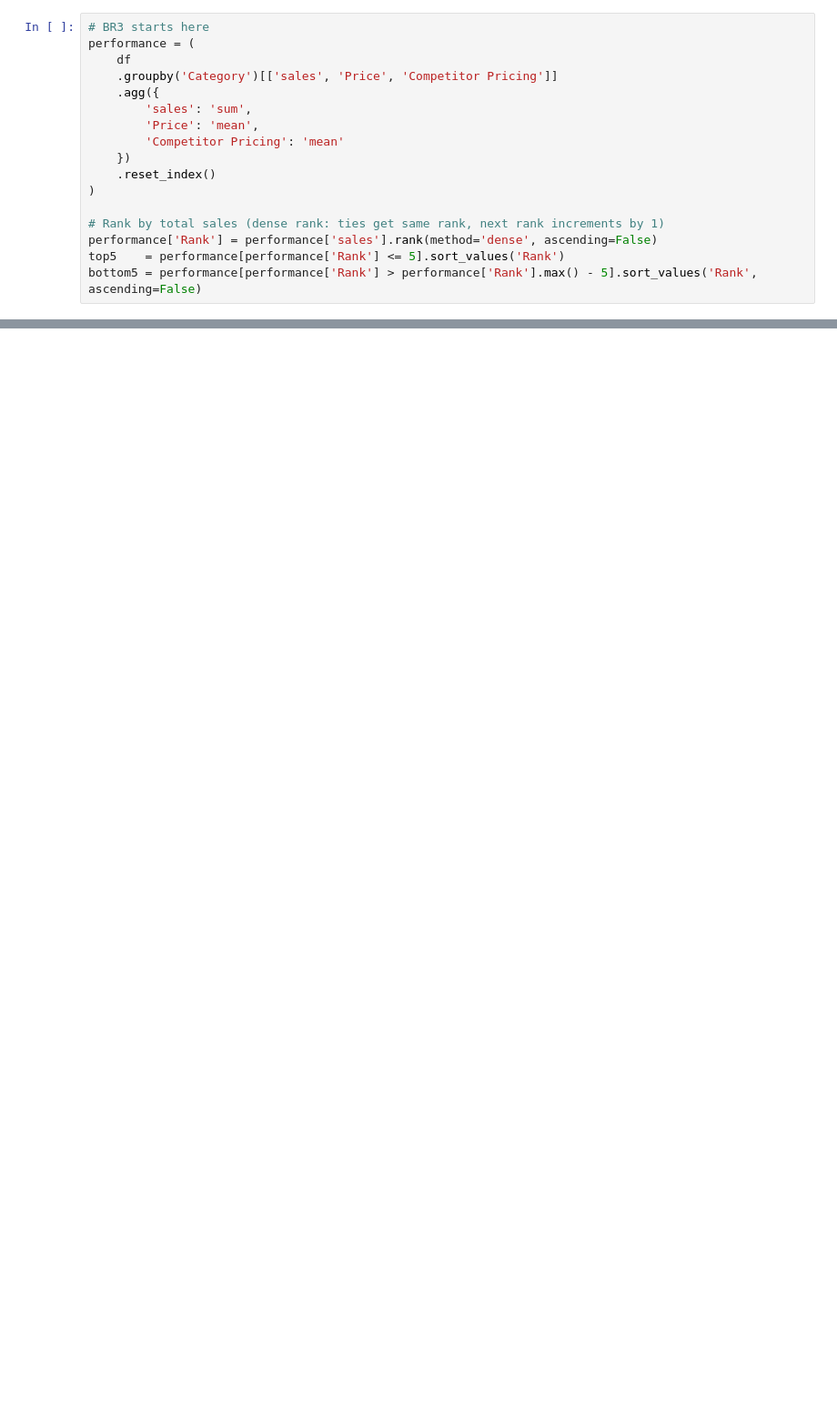
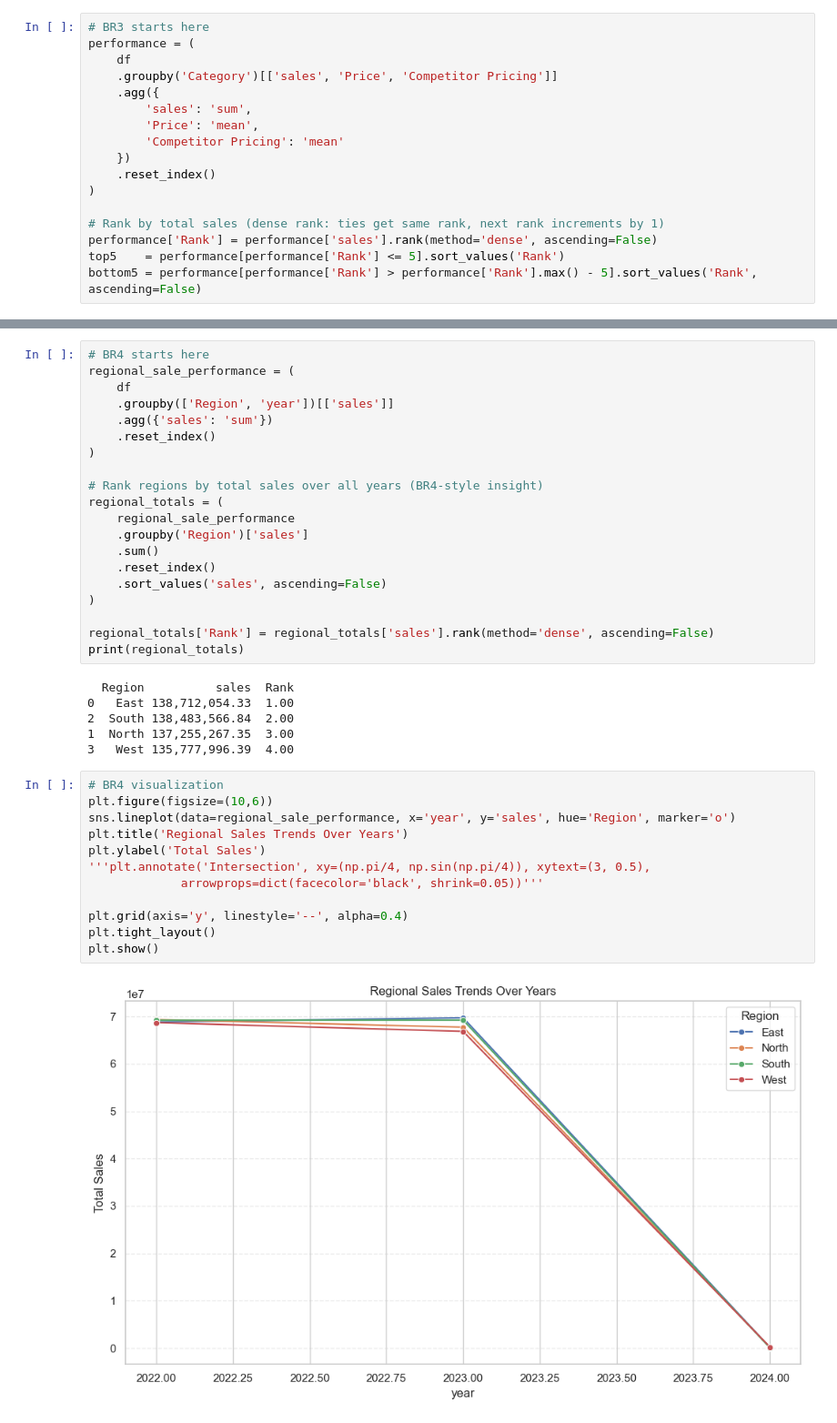
Before and after one commit to Abhijeeth7/Retail-Store-Inventory-Forecasting-Data-Analysis, a Jupyter notebook: Python_file/Retail-Store-Data-Analysis.ipynb, the cells around one changed output, grey strips where cells are left out. Shown at 91% size. Saved outputs shown, nothing was run; the diff lists cells and outputs as text; blank space fills up the shorter version.

```diff
--- a/Python_file/Retail-Store-Data-Analysis.ipynb
+++ b/Python_file/Retail-Store-Data-Analysis.ipynb
@@ -594,0 +598,40 @@ plt.show()
+# %%
+# BR4 starts here
+regional_sale_performance = (
+    df
+    .groupby(['Region', 'year'])[['sales']]
+    .agg({'sales': 'sum'})
+    .reset_index()
+)
+
+# Rank regions by total sales over all years (BR4-style insight)
+regional_totals = (
+    regional_sale_performance
+    .groupby('Region')['sales']
+    .sum()
+    .reset_index()
+    .sort_values('sales', ascending=False)
+)
+
+regional_totals['Rank'] = regional_totals['sales'].rank(method='dense', ascending=False)
+print(regional_totals)
+# %% [output]
+  Region          sales  Rank
+0   East 138,712,054.33  1.00
+2  South 138,483,566.84  2.00
+1  North 137,255,267.35  3.00
+3   West 135,777,996.39  4.00
+# %%
+# BR4 visualization
+plt.figure(figsize=(10,6))
+sns.lineplot(data=regional_sale_performance, x='year', y='sales', hue='Region', marker='o')
+plt.title('Regional Sales Trends Over Years')
+plt.ylabel('Total Sales')
+'''plt.annotate('Intersection', xy=(np.pi/4, np.sin(np.pi/4)), xytext=(3, 0.5),
+             arrowprops=dict(facecolor='black', shrink=0.05))'''
+
+plt.grid(axis='y', linestyle='--', alpha=0.4)
+plt.tight_layout()
+plt.show()
+# %% [output]
+[figure, added]
```
Also changed, not shown: parts of 27 cells of this notebook, 1 other file.
